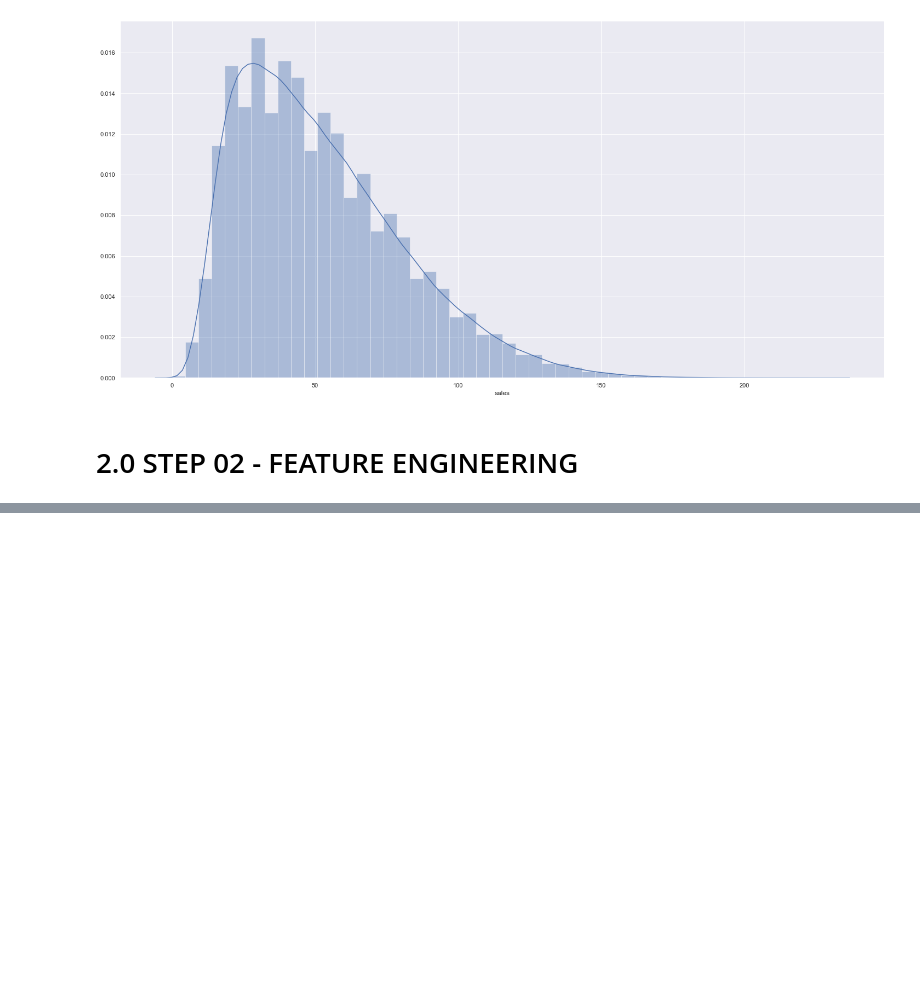
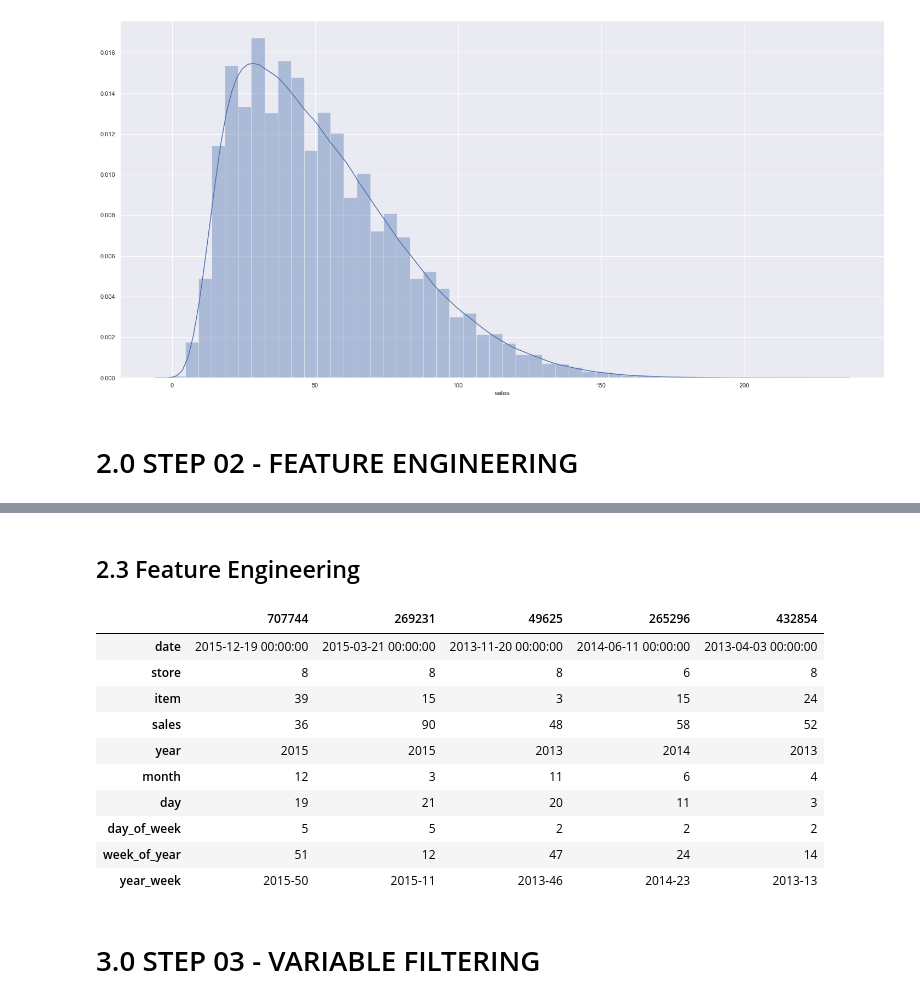
Before and after one commit to huyen2510/Store_Item_Demand, a Jupyter notebook: Store_Item_Demand.ipynb, the cells around one changed output, grey strips where cells are left out. Saved outputs shown, nothing was run; the diff lists cells and outputs as text; code cells hidden in the pictures; blank space fills up the shorter version.

Commit message:
finish feature engineering

```diff
--- a/Store_Item_Demand.ipynb
+++ b/Store_Item_Demand.ipynb
@@ -146,0 +207,36 @@ df2 = df1.copy()
+# %% [markdown]
+## 2.3 Feature Engineering
+# %%
+# year
+df2['year'] = df2['date'].dt.year
+
+# month
+df2['month'] = df2['date'].dt.month
+
+# day
+df2['day'] = df2['date'].dt.day
+
+# day of week
+df2['day_of_week'] = df2['date'].dt.dayofweek
+
+# week of year
+df2['week_of_year'] = df2['date'].dt.weekofyear
+
+# year week
+df2['year_week'] = df2['date'].dt.strftime( '%Y-%W' )
+# %%
+df2.sample(5).T
+# %% [output]
+|  | 707744 | 269231 | 49625 | 265296 | 432854 |
+| date | 2015-12-19 00:00:00 | 2015-03-21 00:00:00 | 2013-11-20 00:00:00 | 2014-06-11 00:00:00 | 2013-04-03 00:00:00 |
+| store | 8 | 8 | 8 | 6 | 8 |
+| item | 39 | 15 | 3 | 15 | 24 |
+| sales | 36 | 90 | 48 | 58 | 52 |
+| year | 2015 | 2015 | 2013 | 2014 | 2013 |
+| month | 12 | 3 | 11 | 6 | 4 |
+| day | 19 | 21 | 20 | 11 | 3 |
+| day_of_week | 5 | 5 | 2 | 2 | 2 |
+| week_of_year | 51 | 12 | 47 | 24 | 14 |
+| year_week | 2015-50 | 2015-11 | 2013-46 | 2014-23 | 2013-13 |
+# %% [markdown]
+# 3.0 STEP 03 - VARIABLE FILTERING
```
Also changed, not shown: parts of 12 cells of this notebook.
